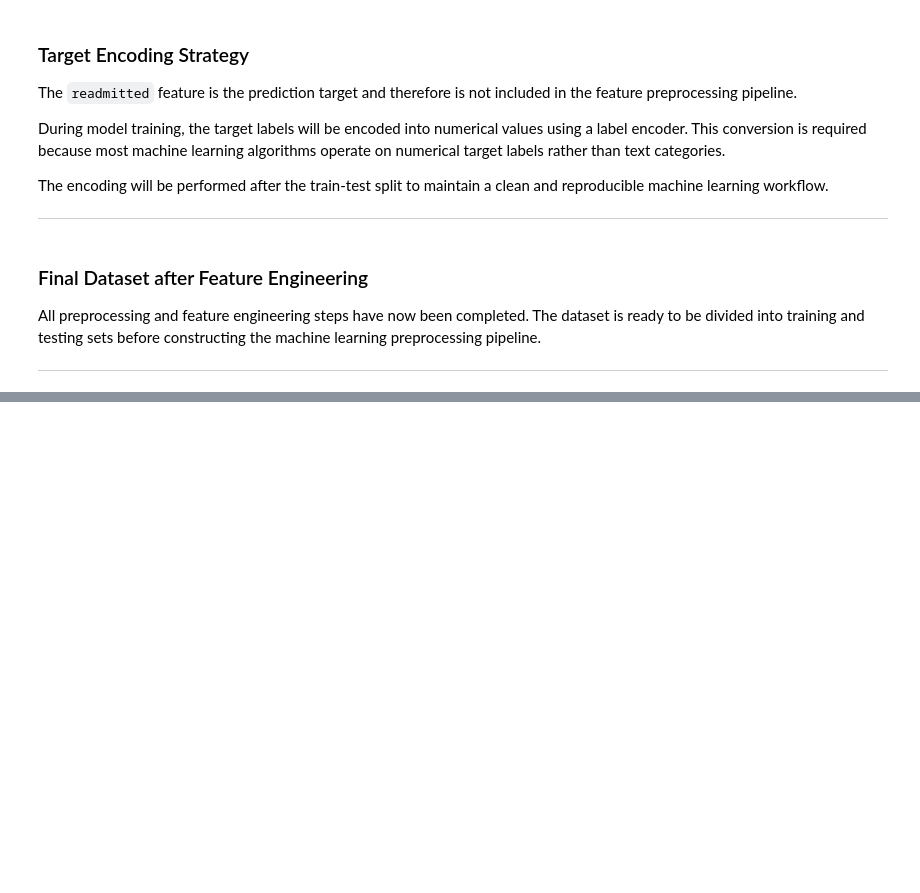
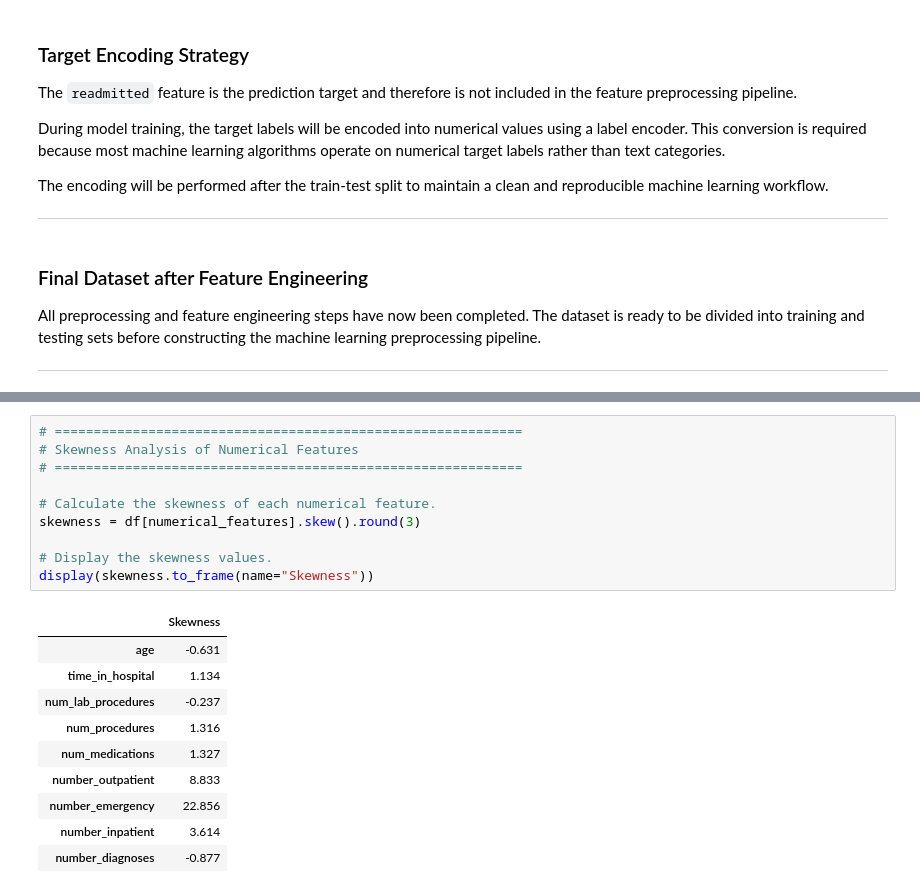
Before and after one commit to ajay-nagpal/Hospital-Readmission-Prediction, a Jupyter notebook: hospital_readmission.ipynb, the cells around one changed output, grey strips where cells are left out. Drawn from its saved outputs; the diff is of its cells as text; blank space fills up the shorter version.

```diff
--- a/hospital_readmission.ipynb
+++ b/hospital_readmission.ipynb
@@ -2533,0 +2683,21 @@ All preprocessing and feature engineering steps have now been completed. The dat
+# %%
+# ============================================================
+# Skewness Analysis of Numerical Features
+# ============================================================
+
+# Calculate the skewness of each numerical feature.
+skewness = df[numerical_features].skew().round(3)
+
+# Display the skewness values.
+display(skewness.to_frame(name="Skewness"))
+# %% [output]
+|  | Skewness |
+| age | -0.631 |
+| time_in_hospital | 1.134 |
+| num_lab_procedures | -0.237 |
+| num_procedures | 1.316 |
+| num_medications | 1.327 |
+| number_outpatient | 8.833 |
+| number_emergency | 22.856 |
+| number_inpatient | 3.614 |
+| number_diagnoses | -0.877 |
```
Also changed, not shown: parts of 15 cells of this notebook.
